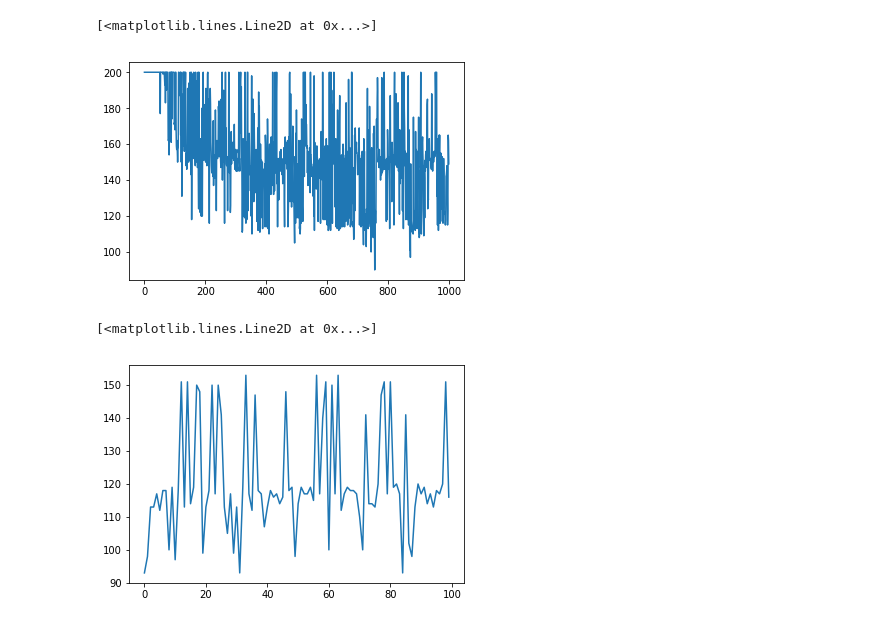
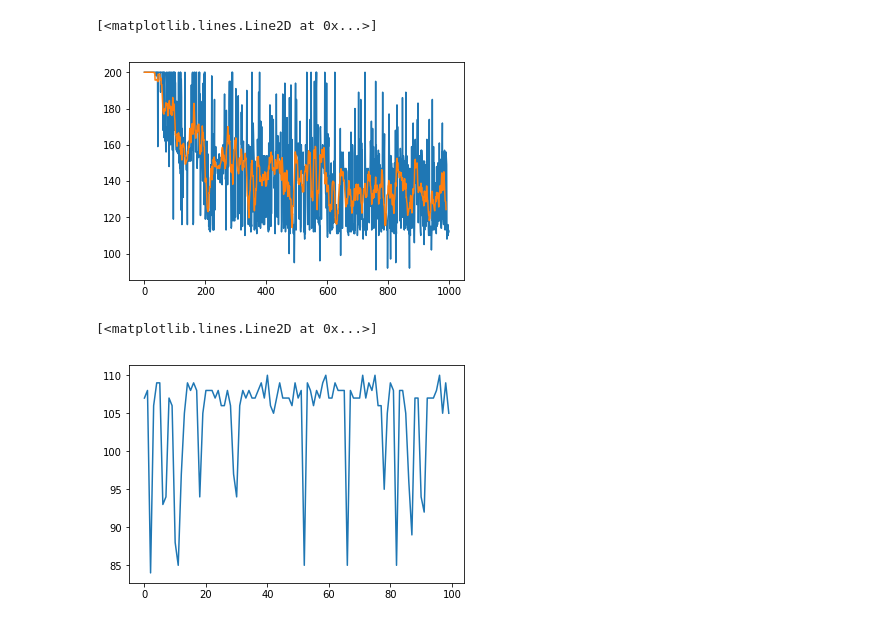
Before and after one commit to jgsimard/COMP767, a Jupyter notebook: test.ipynb, the cells around one changed output. Saved outputs shown, nothing was run; the diff lists cells and outputs as text; code cells hidden in the pictures.

```diff
--- a/test.ipynb
+++ b/test.ipynb
@@ -24,24 +24,26 @@ env.close()
 # %%
 env = gym.make('MountainCar-v0')
 
-discount_rate=1
+discount_rate = 1
 learning_rate = 1/16
-lambda_return = 0.1
+lambda_return = 0.5
 
 approximation_function = function_approximation.TileCoding(n_bins=10,
                                                            n_tilings=5,
                                                            observation_space=env.observation_space,
                                                            action_space=env.action_space)
 agent = temporal_difference.TrueOnlineSARSA(env,discount_rate, learning_rate, lambda_return,approximation_function)
 times= []
 for episode in tqdm(range(1000)):
     t = agent.episode(env)
     times.append(t)
 
 plt.plot(times)
+n=10
+plt.plot(np.convolve(times, np.ones((n,))/n, mode='valid'))
 # %% [output]
 [<matplotlib.lines.Line2D at 0x...>]
-[figure, old version]
+[figure, new version]
 # %%
 observation = env.reset()
 for t in range(1000):
@@ -66,4 +68,4 @@ for l in tqdm(range(100)):
 plt.plot(lenghts)
 # %% [output]
 [<matplotlib.lines.Line2D at 0x...>]
-[figure, old version]
+[figure, new version]
```
Also changed, not shown: 3 other files.
